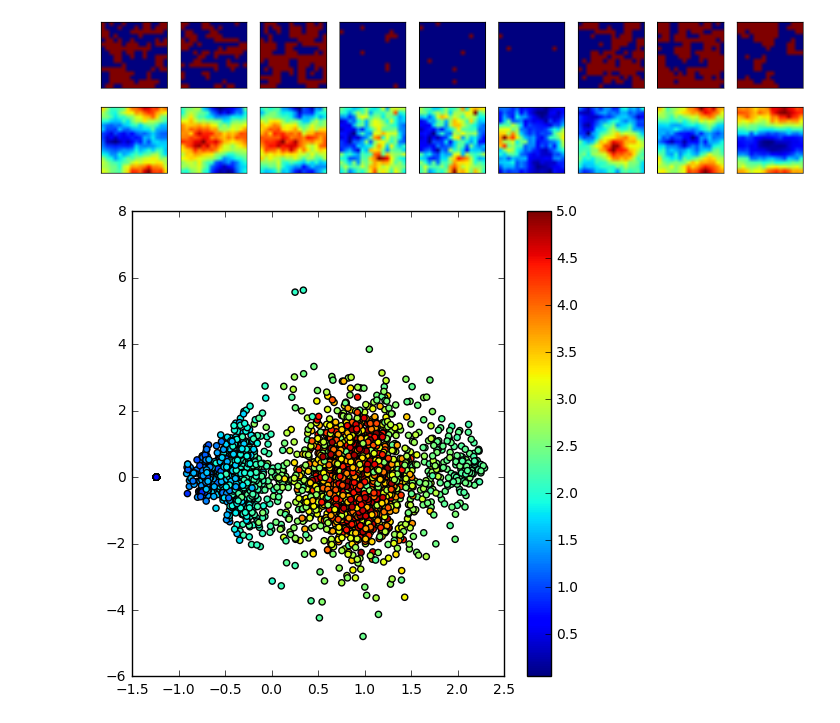
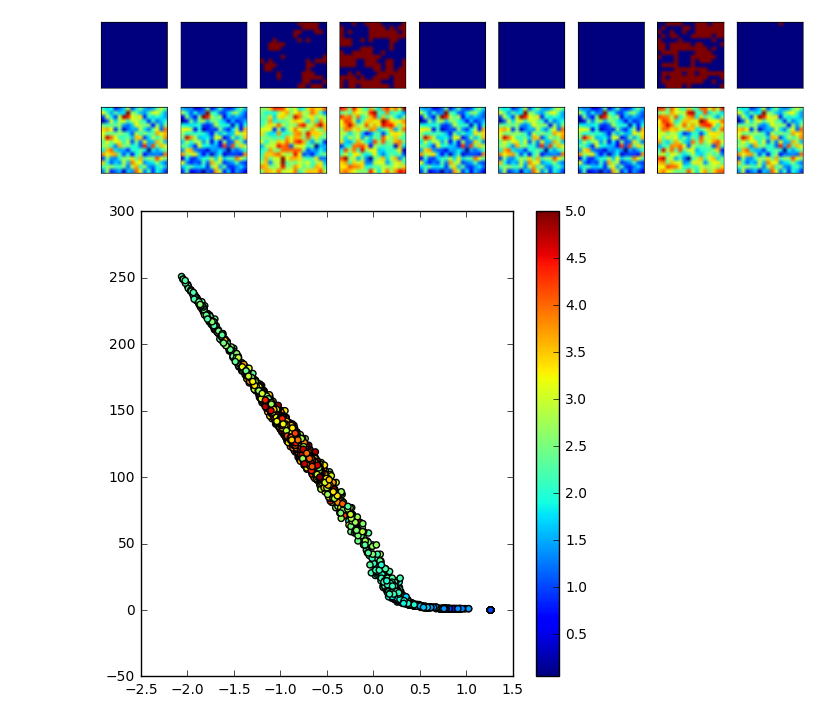
Before and after one commit to tensorstone/VAE_Ising-Model, a Jupyter notebook: VAE Ising_1.ipynb, the cells around one changed output. Drawn from its saved outputs; the diff is of its cells as text; code cells hidden in the pictures.

```diff
--- a/VAE Ising_1.ipynb
+++ b/VAE Ising_1.ipynb
@@ -19,28 +19,26 @@ from keras.datasets import mnist
 from keras.utils.vis_utils import plot_model
 import sys
 
-
 batch_size = 100
 original_dim = 256
-latent_dim = 2
-intermediate_dim = 256
+latent_dim = 1
+intermediate_dim = 128  #AE is 128
 nb_epoch = 50
 epsilon_std = 1.0
 
-#my tips:encoding
+#encoding
 x = Input(shape=(original_dim,))
 h = Dense(intermediate_dim, activation='relu')(x)
 z_mean = Dense(latent_dim)(h)
 z_log_var = Dense(latent_dim)(h)
-#z1_mean  = Dense
-#z1_log_var = Dense
 
 
-#my tips:Gauss sampling,sample Z
+
+#Gauss sampling,sample Z
 def sampling(args):
     z_mean, z_log_var = args
     epsilon = K.random_normal(shape=(batch_size, latent_dim), mean=0.,stddev=epsilon_std)
-    return z_mean + K.exp(z_log_var / 2) #* epsilon +0.5*(z1_mean +K.   if we want to use Guassian-mixture models
+    return z_mean + K.exp(z_log_var / 2)* epsilon
 
 
 
@@ -56,7 +54,8 @@ decoder_mean = Dense(original_dim, activation='sigmoid')(decoder_h)
 def vae_loss(x, decoder_mean):
     xent_loss = original_dim * objectives.binary_crossentropy(x,decoder_mean)
     kl_loss = - 0.5 * K.sum(1 + z_log_var - K.square(z_mean) - K.exp(z_log_var), axis=-1)
-    return xent_loss + kl_loss
+    constrain_loss = -K.sum(K.square(decoder_mean-0.5))
+    return xent_loss + 1*kl_loss  + 0*constrain_loss
 
 vae = Model(x, decoder_mean)
 vae.compile(optimizer='rmsprop', loss=vae_loss)
@@ -125,30 +124,30 @@ for i in range(1,n):
     ax.get_yaxis().set_visible(False)
 plt.show()
 # %% [output]
-[figure, old version]
+[figure, new version]
 # %%
 T = np.zeros((20099,))
 u=5.025
 for i in range(20099):
 
     if i%101==0:
         u = u- 0.025
     T[i]=u
 T = T[index]
 
 T_train = T[:15000]
 T_test = T[15000:20000]
 y_test = np.zeros((len(x_test),))
 for i in range(len(x_test)):
     y_test[i]= np.sum(x_test[i])
 
 encoder = Model(x, z_mean)
 
 # display a 2D plot of the digit classes in the latent space
-x_test_encoded = encoder.predict(x_test, batch_size=batch_size)
+x_test_encoded_1 = encoder.predict(x_test, batch_size=batch_size)
 plt.figure(figsize=(6, 6))
-plt.scatter( x_test_encoded[:, 0] ,x_test_encoded[:, 1] , c=T_test)
+plt.scatter( (x_test_encoded_1[:, 0]) ,y_test , c=T_test)
 plt.colorbar()
 plt.show()
 # %% [output]
-[figure, old version]
+[figure, new version]
```
Also changed, not shown: parts of 7 cells of this notebook, 3 other files.
